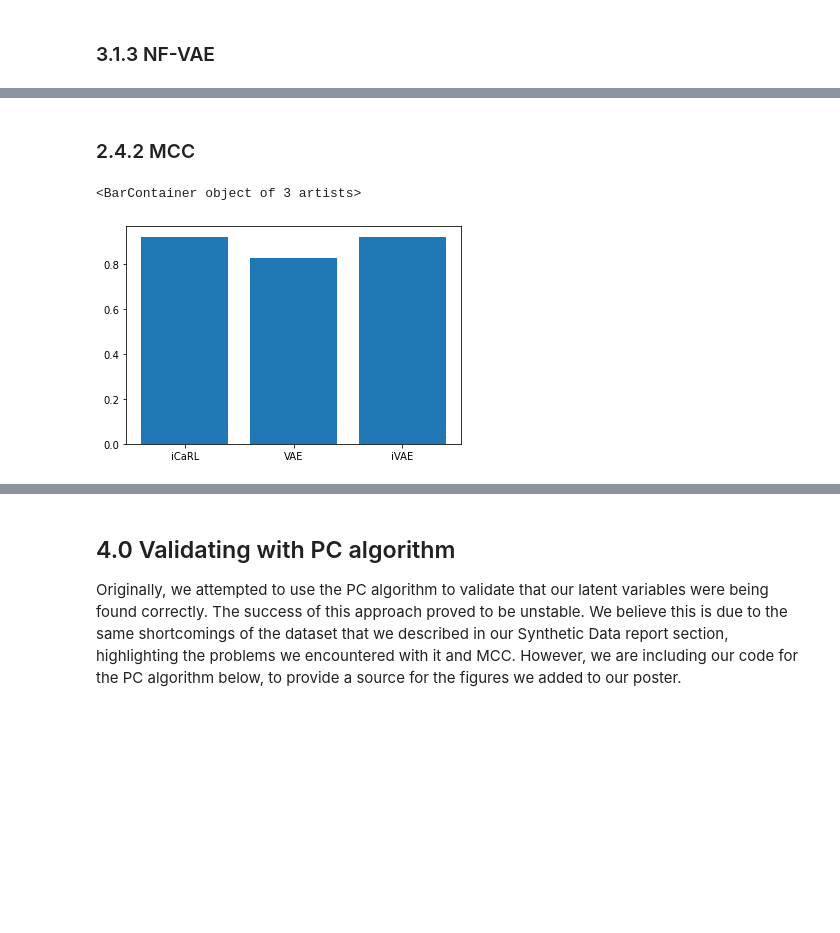
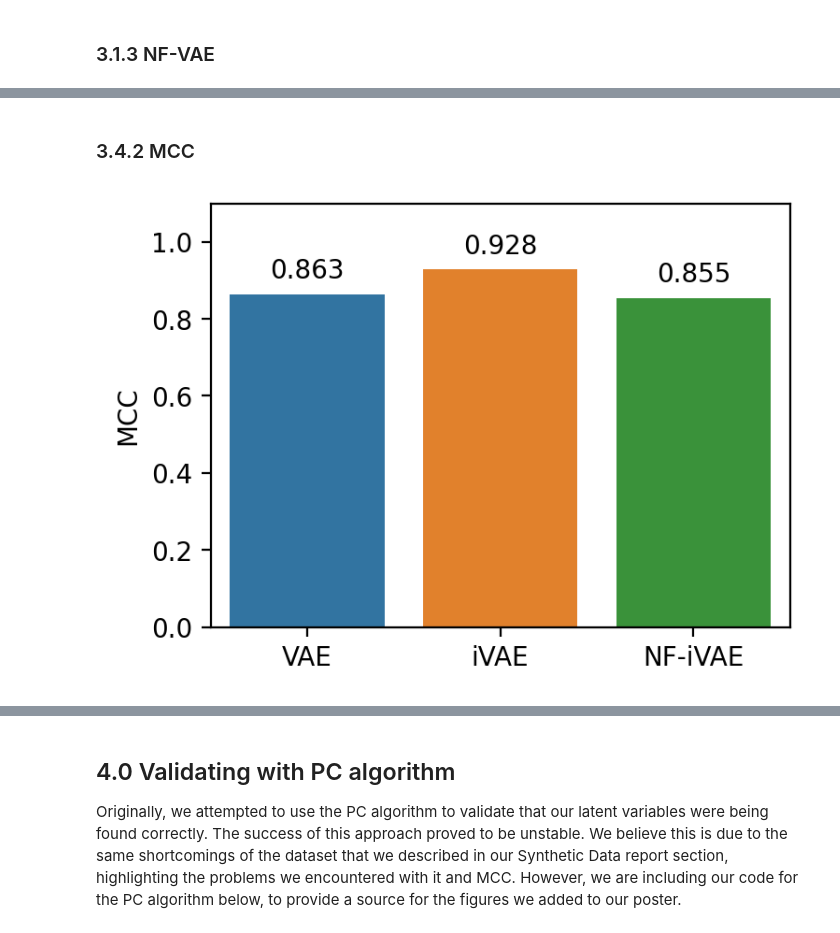
Before and after one commit to AlliBusa/02456_Project_Causality, a Jupyter notebook: Report_Notebook_SyntheticData.ipynb, the cells around one changed output, grey strips where cells are left out. Drawn from its saved outputs; the diff is of its cells as text; code cells hidden in the pictures; blank space fills up the shorter version.

```diff
--- a/Report_Notebook_SyntheticData.ipynb
+++ b/Report_Notebook_SyntheticData.ipynb
@@ -1153,8 +1309,21 @@ plt.show()
 # %% [markdown]
-### 2.4.2 MCC ###
+### 3.4.2 MCC ###
 # %%
-mccs=np.array([mcc_icarl, mcc_vae, mcc_ivae])
-plt.bar(['iCaRL', 'VAE', 'iVAE'], mccs)
+mccs=np.array([mcc_vae, mcc_ivae, mcc_icarl])
+#plt.bar(['VAE', 'iVAE', 'iCaRL'], mccs, color=['blue', 'orange', 'green'], label=['1', '1', '1'])
+dfmccs=p(mccs)
+dfmccs['x']=['VAE', 'iVAE', 'NF-iVAE']
+plt.figure(figsize=(4, 3), dpi=200)
+splot=sns.barplot(x="x",y=0,data=dfmccs)
+for i in splot.patches:
+    splot.annotate(format(i.get_height(), '.3f'),
+                   (i.get_x() + i.get_width() / 2., i.get_height()),
+                   ha = 'center', va = 'center',
+                   xytext = (0, 9),
+                   textcoords = 'offset points')
+plt.ylim(0, 1.1)
+plt.xlabel('')
+plt.ylabel('MCC')
+plt.savefig('MCC.jpg')
 # %% [output]
-<BarContainer object of 3 artists>
-[figure, old version]
+[figure, new version]
```
Also changed, not shown: parts of 30 cells of this notebook, 3 other files.
